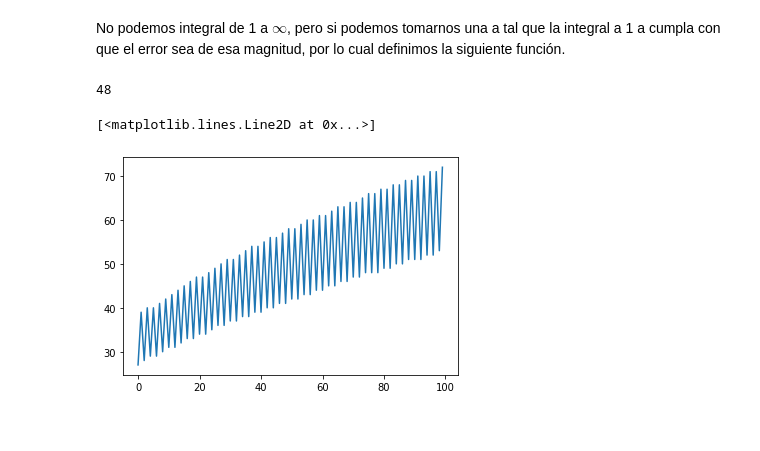
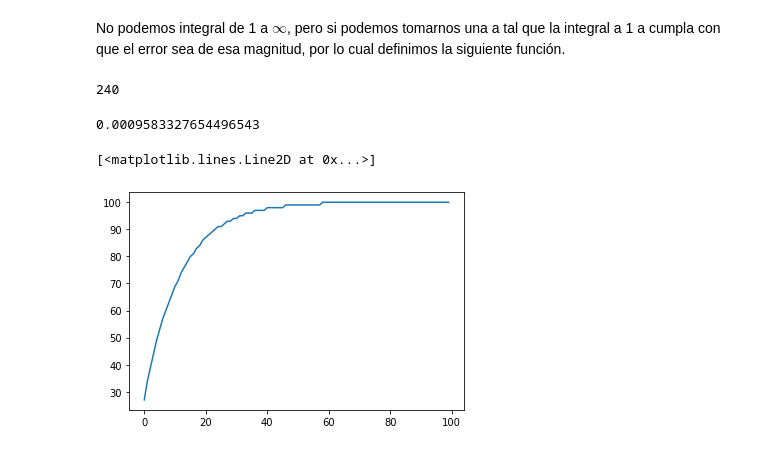
Before and after one commit to marthaaquino/Fisica-computacional, a Jupyter notebook: Examen 1.ipynb, the cells around one changed output. Saved outputs shown, nothing was run; the diff lists cells and outputs as text; code cells hidden in the pictures.

```diff
--- a/Examen 1.ipynb
+++ b/Examen 1.ipynb
@@ -388,7 +322,7 @@ def int1(f,x):
         integral += (h/48)*(23*f[0] + 26*f[1] - 4*f[2] + 6*f[3] -3*f[4])
     return integral
 # %%
-def convergencia1 (n,error):
+def convergencia2 (n,error):
     i=1
     x=linspace(1,i,n)
     while (abs(1-int1(x**(-2),x)))>=error:
@@ -409,13 +332,19 @@ def convergencia (n,error):
 # %%
-print(convergencia(100,0.001))
+print(convergencia2(1000,0.001))
 # %% [output]
-48
+240
+# %%
+x=linspace(1,240,1000)
+f=1/(x*x)
+print(abs(1-int1(f,x)))
+# %% [output]
+0.0009583327654496543
 # %%
 z=linspace(100,500,100)
-C=np.zeros(len(z))
-for i in range(len(z)):
-    C[i]=convergencia(i+50,0.01)
+C=np.zeros(100)
+for i in range(len(C)):
+    C[i]=convergencia2(20*i+50,0.01)
 plot(C)
 # %% [output]
 [<matplotlib.lines.Line2D at 0x...>]
-[figure, old version]
+[figure, new version]
```
Also changed, not shown: parts of 2 cells of this notebook.
